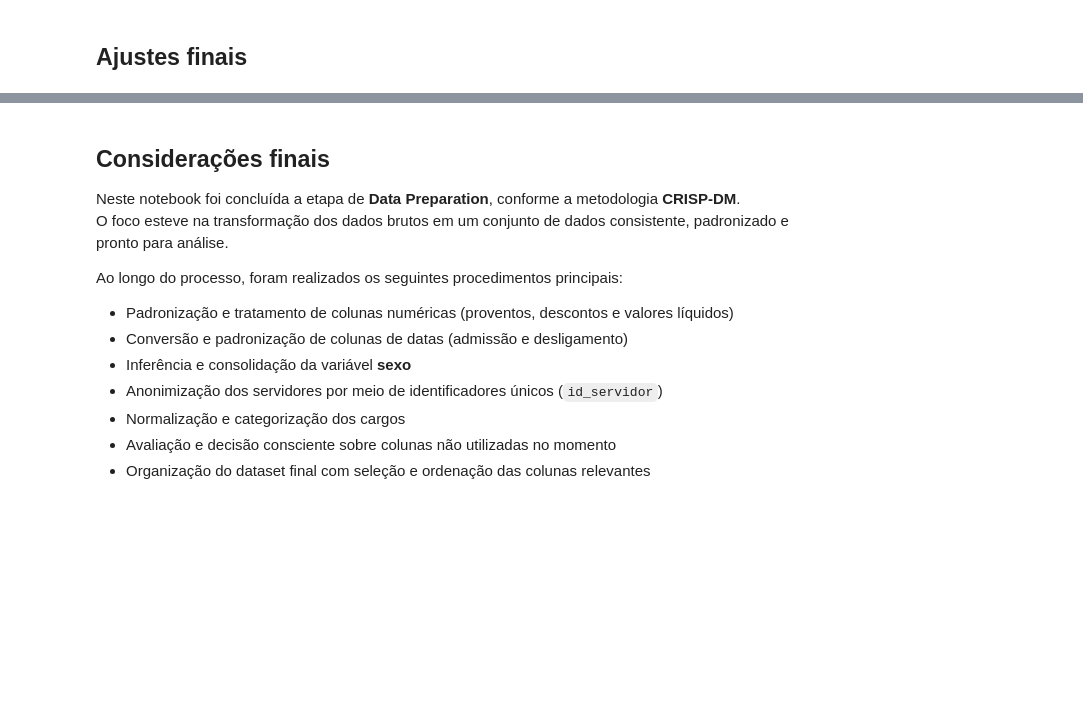
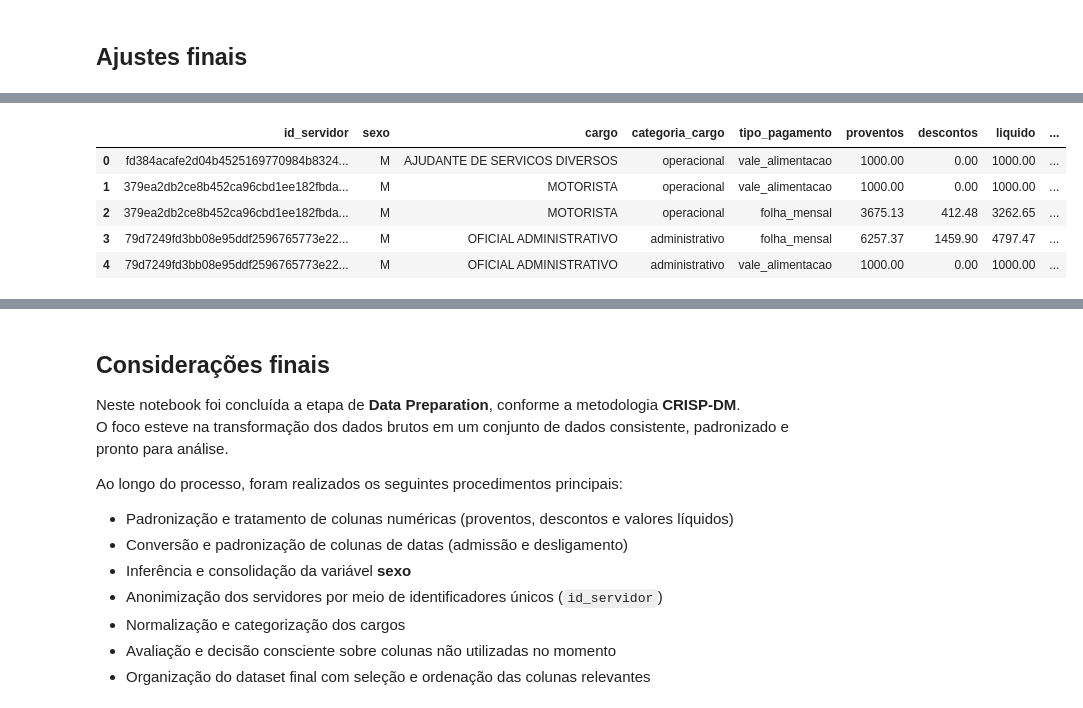
Before and after one commit to oguidenardi/folha_pagamento_santa_rita_2025, a Jupyter notebook: notebooks/03_data_preparation.ipynb, the cells around one changed output, grey strips where cells are left out. Cells and saved outputs as stored; diff of their text form; code cells hidden in the pictures; blank space fills up the shorter version.

```diff
--- a/notebooks/03_data_preparation.ipynb
+++ b/notebooks/03_data_preparation.ipynb
@@ -1111,0 +1079,48 @@ df_final.to_csv(
+# %%
+def normalizar_mes(mes):
+    if pd.isna(mes):
+        return None
+
+    mes = mes.strip().lower()
+    mes = unicodedata.normalize("NFKD", mes).encode("ascii", "ignore").decode("utf-8")
+
+    return mes[:3]
+# %%
+colunas_final = [
+    "id_servidor",
+    "sexo",
+    "cargo",
+    "categoria_cargo",
+    "tipo_pagamento",
+    "proventos",
+    "descontos",
+    "liquido",
+    "carga_horaria_semanal",
+    "data_admissao",
+    "data_desligamento_",
+    "mes"
+]
+# %%
+df_final = df_prepared[colunas_final].copy()
+# %%
+df_final["mes"] = df_final["mes"].apply(normalizar_mes)
+# %%
+ordem_meses = ["jan", "fev", "mar", "abr", "mai", "jun",
+               "jul", "ago", "set", "out", "nov", "dez"]
+
+df_final["mes"] = pd.Categorical(
+    df_final["mes"],
+    categories=ordem_meses,
+    ordered=True
+)
+
+df_final = df_final.sort_values("mes").reset_index(drop=True)
+
+df_final.head()
+# %% [output]
+|  | id_servidor | sexo | cargo | categoria_cargo | tipo_pagamento | proventos | descontos | liquido | ... |
+| 0 | fd384acafe2d04b4525169770984b8324... | M | AJUDANTE DE SERVICOS DIVERSOS | operacional | vale_alimentacao | 1000.00 | 0.00 | 1000.00 | ... |
+| 1 | 379ea2db2ce8b452ca96cbd1ee182fbda... | M | MOTORISTA | operacional | vale_alimentacao | 1000.00 | 0.00 | 1000.00 | ... |
+| 2 | 379ea2db2ce8b452ca96cbd1ee182fbda... | M | MOTORISTA | operacional | folha_mensal | 3675.13 | 412.48 | 3262.65 | ... |
+| 3 | 79d7249fd3bb08e95ddf2596765773e22... | M | OFICIAL ADMINISTRATIVO | administrativo | folha_mensal | 6257.37 | 1459.90 | 4797.47 | ... |
+| 4 | 79d7249fd3bb08e95ddf2596765773e22... | M | OFICIAL ADMINISTRATIVO | administrativo | vale_alimentacao | 1000.00 | 0.00 | 1000.00 | ... |
```
Also changed, not shown: parts of 11 cells of this notebook, 2 other files.
